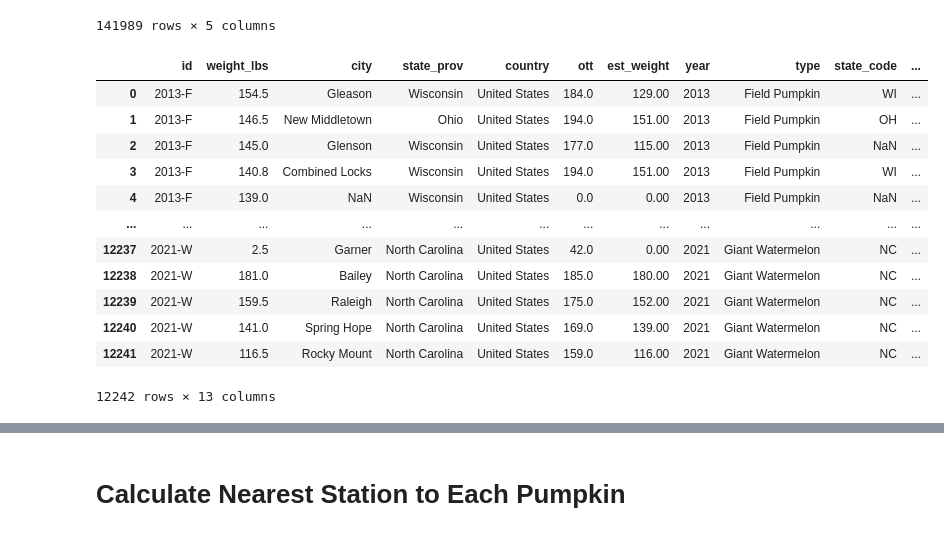
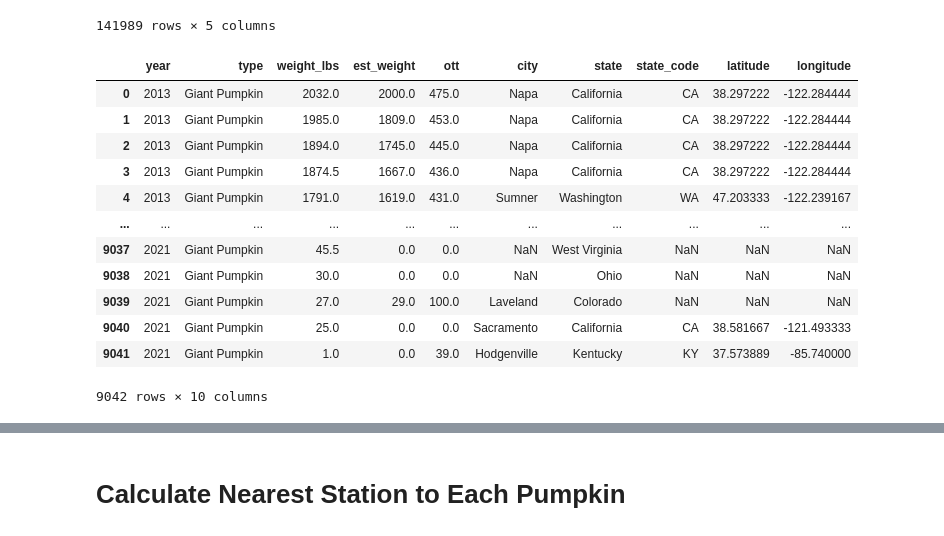
Before and after one commit to eric1650/w203_lab2, a Jupyter notebook: pumpkins/data_preparation.ipynb, the cells around one changed output, grey strips where cells are left out. Drawn from its saved outputs; the diff is of its cells as text; code cells hidden in the pictures.

Commit message:
additional filters on pumpkin dataset

```diff
--- a/pumpkins/data_preparation.ipynb
+++ b/pumpkins/data_preparation.ipynb
@@ -179,8 +314,8 @@ See the caveats in the documentation: https://pandas.pydata.org/pandas-docs/stab
 array(['2013', '2014', '2015', '2016', '2017', '2018', '2019', '2020',
        '2021'], dtype=object)
 # %%
-us_pumpkins_clean.loc[:,"type"] = us_pumpkins_clean.loc[:,"id"].str[-1]
-us_pumpkins_clean.type.unique()
+us_pumpkins.loc[:,"type"] = us_pumpkins.loc[:,"id"].str[-1]
+us_pumpkins.type.unique()
 # %% [output]
 array(['F', 'L', 'P', 'S', 'T', 'W'], dtype=object)
 # %%
@@ -193,8 +328,8 @@ types = {
     "T" : "Tomato"
 }
 # %%
-us_pumpkins_clean["type"] = us_pumpkins_clean["type"].map(types)
-us_pumpkins_clean
+us_pumpkins["type"] = us_pumpkins["type"].map(types)
+us_pumpkins
 # %% [output]
 A value is trying to be set on a copy of a slice from a DataFrame.
 Try using .loc[row_indexer,col_indexer] = value instead
@@ -250,0 +352,7 @@ array(['Wisconsin', 'Ohio', 'Pennsylvania', 'Oregon', 'Washington',
+# %%
+# Filter out all types except "Giant Pumpkin"
+
+us_pumpkins = us_pumpkins[us_pumpkins.type == "Giant Pumpkin"]
+us_pumpkins.reset_index()
+us_pumpkins.drop(["id"], axis=1, inplace=True)
+us_pumpkins
@@ -250,0 +414,5 @@ array(['Wisconsin', 'Ohio', 'Pennsylvania', 'Oregon', 'Washington',
+# %%
+pumpkins_clean = us_pumpkins[["year","type","weight_lbs","est_weight","ott","city","state_prov"]]
+pumpkins_clean.index = range(len(pumpkins_clean))
+pumpkins_clean.columns = ["year","type","weight_lbs","est_weight","ott","city","state"]
+pumpkins_clean
@@ -588,22 +784,22 @@ See the caveats in the documentation: https://pandas.pydata.org/pandas-docs/stab
 | 141988 | Yoder | WY | 41.916944 | -104.295278 | Wyoming |
 141989 rows × 5 columns
 # %%
-pumpkin_coord = us_pumpkins_clean.merge(us_cities, how="left", left_on=["city","state_prov"], right_on=["city","state"])
+pumpkin_coord = pumpkins_clean.merge(us_cities, how="left", left_on=["city","state"], right_on=["city","state"])
 pumpkin_coord
 # %% [output]
-|  | id | weight_lbs | city | state_prov | country | ott | est_weight | year | type | state_code | ... |
-| 0 | 2013-F | 154.5 | Gleason | Wisconsin | United States | 184.0 | 129.00 | 2013 | Field Pumpkin | WI | ... |
-| 1 | 2013-F | 146.5 | New Middletown | Ohio | United States | 194.0 | 151.00 | 2013 | Field Pumpkin | OH | ... |
-| 2 | 2013-F | 145.0 | Glenson | Wisconsin | United States | 177.0 | 115.00 | 2013 | Field Pumpkin | NaN | ... |
-| 3 | 2013-F | 140.8 | Combined Locks | Wisconsin | United States | 194.0 | 151.00 | 2013 | Field Pumpkin | WI | ... |
-| 4 | 2013-F | 139.0 | NaN | Wisconsin | United States | 0.0 | 0.00 | 2013 | Field Pumpkin | NaN | ... |
-| ... | ... | ... | ... | ... | ... | ... | ... | ... | ... | ... | ... |
-| 12237 | 2021-W | 2.5 | Garner | North Carolina | United States | 42.0 | 0.00 | 2021 | Giant Watermelon | NC | ... |
-| 12238 | 2021-W | 181.0 | Bailey | North Carolina | United States | 185.0 | 180.00 | 2021 | Giant Watermelon | NC | ... |
-| 12239 | 2021-W | 159.5 | Raleigh | North Carolina | United States | 175.0 | 152.00 | 2021 | Giant Watermelon | NC | ... |
-| 12240 | 2021-W | 141.0 | Spring Hope | North Carolina | United States | 169.0 | 139.00 | 2021 | Giant Watermelon | NC | ... |
-| 12241 | 2021-W | 116.5 | Rocky Mount | North Carolina | United States | 159.0 | 116.00 | 2021 | Giant Watermelon | NC | ... |
+|  | year | type | weight_lbs | est_weight | ott | city | state | state_code | latitude | longitude |
+| 0 | 2013 | Giant Pumpkin | 2032.0 | 2000.0 | 475.0 | Napa | California | CA | 38.297222 | -122.284444 |
+| 1 | 2013 | Giant Pumpkin | 1985.0 | 1809.0 | 453.0 | Napa | California | CA | 38.297222 | -122.284444 |
+| 2 | 2013 | Giant Pumpkin | 1894.0 | 1745.0 | 445.0 | Napa | California | CA | 38.297222 | -122.284444 |
+| 3 | 2013 | Giant Pumpkin | 1874.5 | 1667.0 | 436.0 | Napa | California | CA | 38.297222 | -122.284444 |
+| 4 | 2013 | Giant Pumpkin | 1791.0 | 1619.0 | 431.0 | Sumner | Washington | WA | 47.203333 | -122.239167 |
+| ... | ... | ... | ... | ... | ... | ... | ... | ... | ... | ... |
+| 9037 | 2021 | Giant Pumpkin | 45.5 | 0.0 | 0.0 | NaN | West Virginia | NaN | NaN | NaN |
+| 9038 | 2021 | Giant Pumpkin | 30.0 | 0.0 | 0.0 | NaN | Ohio | NaN | NaN | NaN |
+| 9039 | 2021 | Giant Pumpkin | 27.0 | 29.0 | 100.0 | Laveland | Colorado | NaN | NaN | NaN |
+| 9040 | 2021 | Giant Pumpkin | 25.0 | 0.0 | 0.0 | Sacramento | California | CA | 38.581667 | -121.493333 |
+| 9041 | 2021 | Giant Pumpkin | 1.0 | 0.0 | 39.0 | Hodgenville | Kentucky | KY | 37.573889 | -85.740000 |
-12242 rows × 13 columns
+9042 rows × 10 columns
 # %%
 pumpkin_filtered = pumpkin_coord.dropna(subset=['latitude', 'longitude'])
 pumpkin_filtered.index = range(len(pumpkin_filtered))
```
Also changed, not shown: parts of 39 cells of this notebook, 2 other files.
